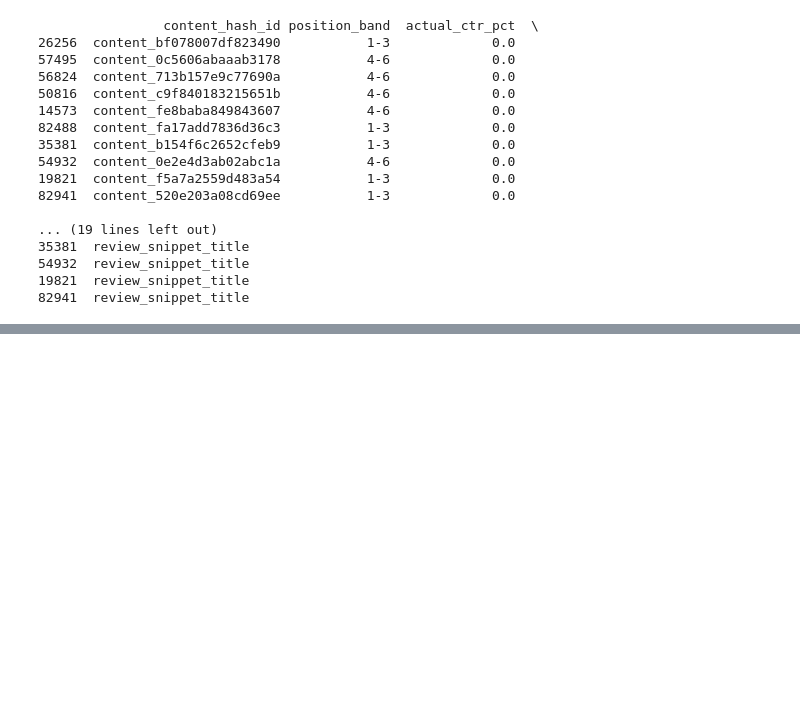
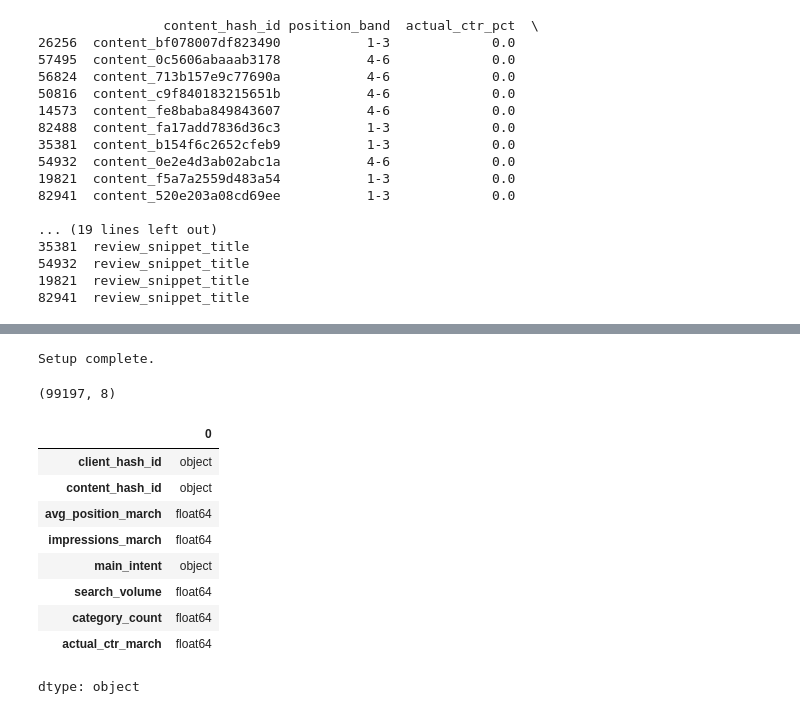
Before and after one commit to bilalsherifdeen1-ux/AI-Project-Gallery, a Jupyter notebook: work/notebooks/w04_baseline_score.ipynb, the cells around one changed output, grey strips where cells are left out. Drawn from its saved outputs; the diff is of its cells as text; code cells hidden in the pictures; blank space fills up the shorter version.

```diff
--- a/work/notebooks/w04_baseline_score.ipynb
+++ b/work/notebooks/w04_baseline_score.ipynb
@@ -193,0 +191,62 @@ drwxr-xr-x 3 root root     4096 Sep 18 18:47 ..
+# %%
+!pip install duckdb datasets scikit-learn --quiet
+
+from google.colab import userdata
+import duckdb
+
+con = duckdb.connect()
+con.sql("INSTALL httpfs;")
+con.sql("LOAD httpfs;")
+con.sql(f"""
+    CREATE SECRET hf_secret (
+        TYPE huggingface,
+        TOKEN '{userdata.get("HF_TOKEN")}'
+    );
+""")
+
+MARCH_PATH = "hf://datasets/FlyRank/internship-warehouse/fact_content_daily_performance/month=2026-03/*.parquet"
+CONTENT_PATH = "hf://datasets/FlyRank/internship-warehouse/dim_content.parquet"
+
+print("Setup complete.")
+# %% [output]
+Setup complete.
+# %%
+feature_query = f"""
+WITH march_agg AS (
+SELECT
+client_hash_id, content_hash_id,
+SUM(gsc_clicks) AS clicks_march,
+SUM(gsc_impressions) AS impressions_march,
+SUM(gsc_avg_position * gsc_impressions) / NULLIF(SUM(gsc_impressions), 0) AS avg_position_march
+FROM read_parquet('{MARCH_PATH}')
+GROUP BY client_hash_id, content_hash_id
+HAVING SUM(gsc_impressions) >= 100
+)
+SELECT
+m.client_hash_id, m.content_hash_id,
+m.avg_position_march, m.impressions_march,
+d.main_intent, d.search_volume, d.category_count,
+m.clicks_march * 1.0 / NULLIF(m.impressions_march, 0) AS actual_ctr_march
+FROM march_agg m
+JOIN read_parquet('{CONTENT_PATH}') d ON m.content_hash_id = d.content_hash_id
+"""
+df = con.sql(feature_query).df().dropna(subset=["actual_ctr_march", "avg_position_march", "main_intent",
+                                                 "search_volume", "category_count", "impressions_march"])
+
+numeric_cols_to_fix = ["avg_position_march", "impressions_march", "search_volume", "category_count"]
+df[numeric_cols_to_fix] = df[numeric_cols_to_fix].astype("float64")
+
+print(df.shape)
+df.dtypes
+# %% [output]
+(99197, 8)
+|  | 0 |
+| client_hash_id | object |
+| content_hash_id | object |
+| avg_position_march | float64 |
+| impressions_march | float64 |
+| main_intent | object |
+| search_volume | float64 |
+| category_count | float64 |
+| actual_ctr_march | float64 |
+dtype: object
```
Also changed, not shown: parts of 5 cells of this notebook.
